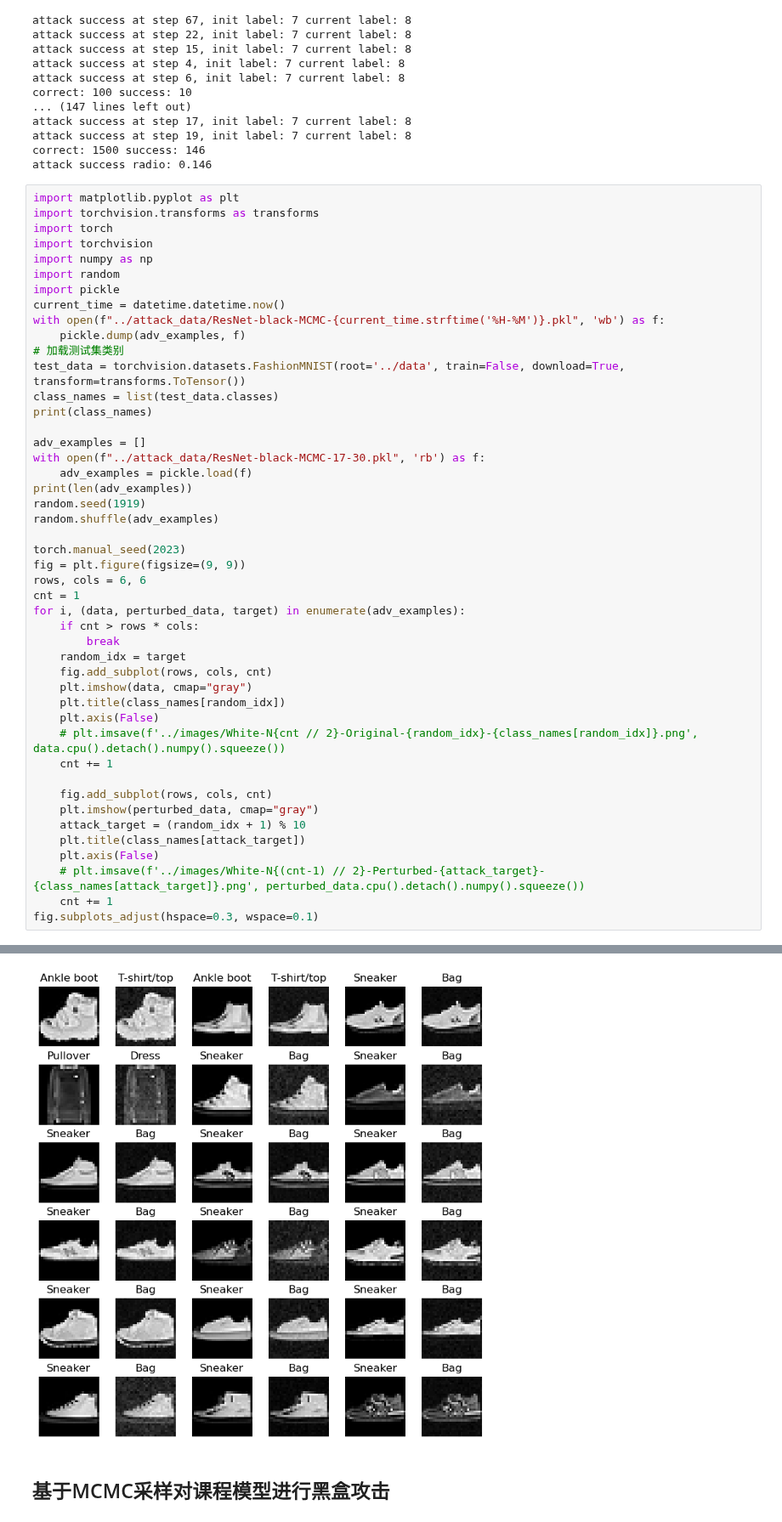
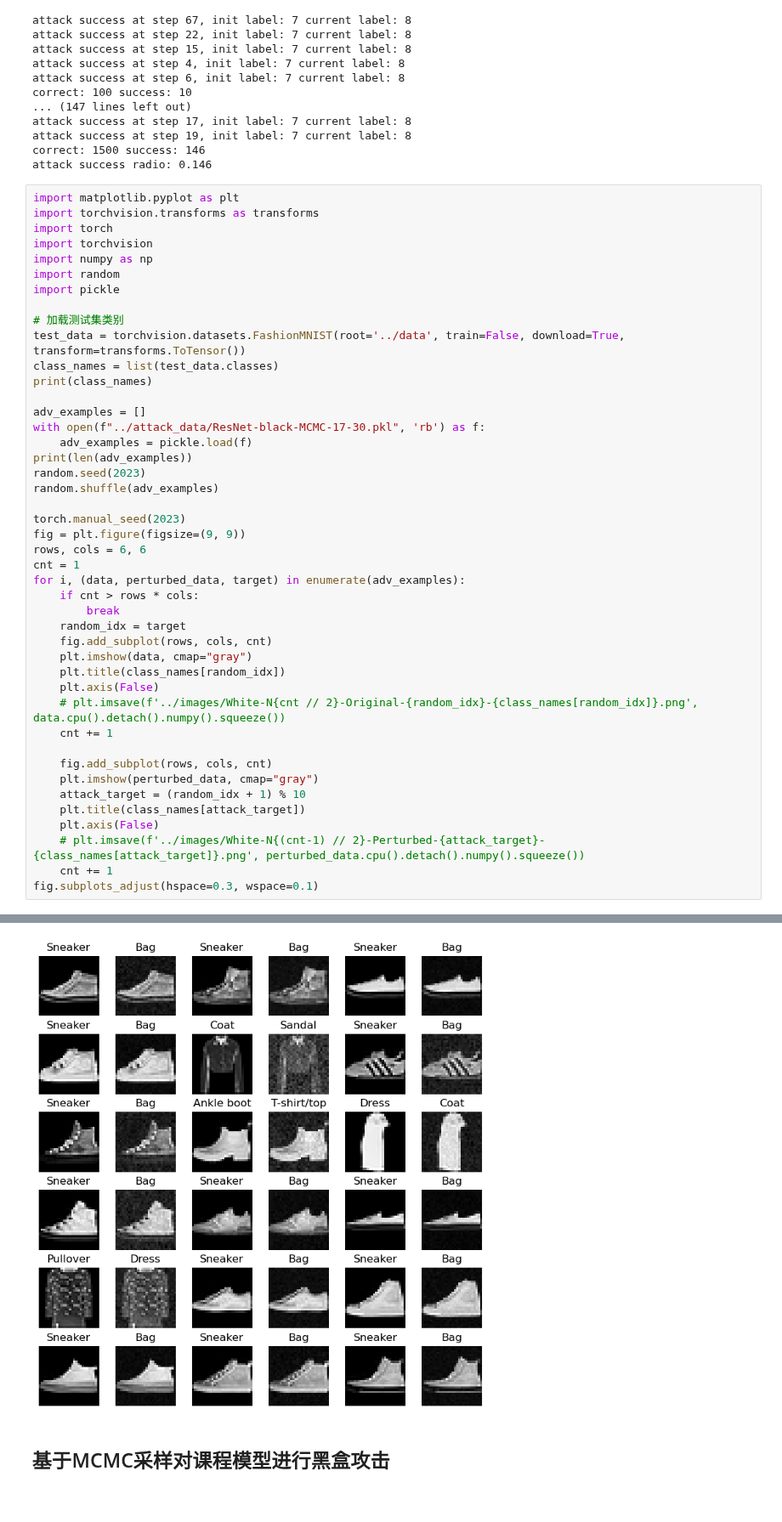
Before and after one commit to AkexStar/LiGe-DeepLearning-PKUCourse, a Jupyter notebook: homework-2/code/black-attack.ipynb, the cells around one changed output, grey strips where cells are left out. Shown at 85% size. Cells and saved outputs as stored; diff of their text form.

```diff
--- a/homework-2/code/black-attack.ipynb
+++ b/homework-2/code/black-attack.ipynb
@@ -369,9 +369,7 @@ import torchvision
 import numpy as np
 import random
 import pickle
-current_time = datetime.datetime.now()
-with open(f"../attack_data/ResNet-black-MCMC-{current_time.strftime('%H-%M')}.pkl", 'wb') as f:
-    pickle.dump(adv_examples, f)
+
 # 加载测试集类别
 test_data = torchvision.datasets.FashionMNIST(root='../data', train=False, download=True, transform=transforms.ToTensor())
 class_names = list(test_data.classes)
@@ -381,36 +379,36 @@ adv_examples = []
 with open(f"../attack_data/ResNet-black-MCMC-17-30.pkl", 'rb') as f:
     adv_examples = pickle.load(f)
 print(len(adv_examples))
-random.seed(1919)
+random.seed(2023)
 random.shuffle(adv_examples)
 
 torch.manual_seed(2023)
 fig = plt.figure(figsize=(9, 9))
 rows, cols = 6, 6
 cnt = 1
 for i, (data, perturbed_data, target) in enumerate(adv_examples):
     if cnt > rows * cols:
         break
     random_idx = target
     fig.add_subplot(rows, cols, cnt)
     plt.imshow(data, cmap="gray")
     plt.title(class_names[random_idx])
     plt.axis(False)
     # plt.imsave(f'../images/White-N{cnt // 2}-Original-{random_idx}-{class_names[random_idx]}.png', data.cpu().detach().numpy().squeeze())
     cnt += 1
 
     fig.add_subplot(rows, cols, cnt)
     plt.imshow(perturbed_data, cmap="gray")
     attack_target = (random_idx + 1) % 10
     plt.title(class_names[attack_target])
     plt.axis(False)
     # plt.imsave(f'../images/White-N{(cnt-1) // 2}-Perturbed-{attack_target}-{class_names[attack_target]}.png', perturbed_data.cpu().detach().numpy().squeeze())
     cnt += 1
 fig.subplots_adjust(hspace=0.3, wspace=0.1)
 # %% [output]
 ['T-shirt/top', 'Trouser', 'Pullover', 'Dress', 'Coat', 'Sandal', 'Shirt', 'Sneaker', 'Bag', 'Ankle boot']
 146
-[figure, old version]
+[figure, new version]
 # %% [markdown]
 ## 基于MCMC采样对课程模型进行黑盒攻击
 # %%
```
Also changed, not shown: 1 other file.
